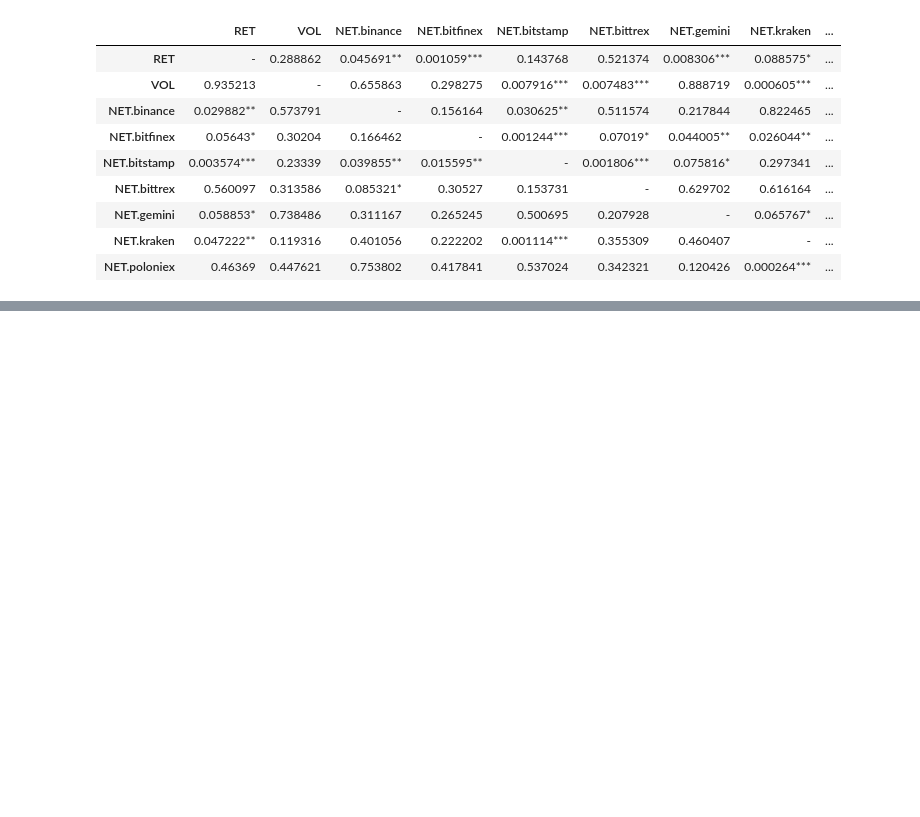
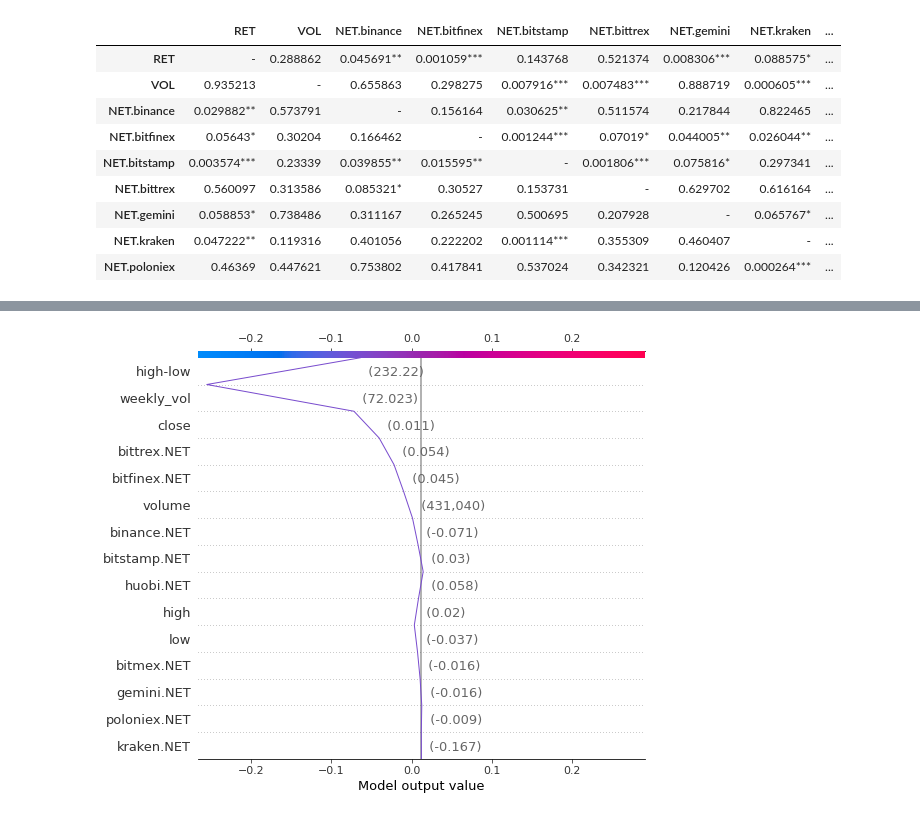
Before and after one commit to riccardofradiani/ML4F-Crypto-prediction-from-exchange-flows, a Jupyter notebook: final_notebook.ipynb, the cells around one changed output, grey strips where cells are left out. Saved outputs shown, nothing was run; the diff lists cells and outputs as text; code cells hidden in the pictures; blank space fills up the shorter version.

```diff
--- a/final_notebook.ipynb
+++ b/final_notebook.ipynb
@@ -308,0 +706,5 @@ print(eth_GC_res.to_latex(index=True))
+# %%
+shap.initjs()
+idx_to_plot = np.random.choice(len(X_test))
+#force plot
+shap.force_plot(explainer.expected_value[0], shap_values[0][idx_to_plot], features = btc_data.columns)
@@ -308,0 +714,5 @@ print(eth_GC_res.to_latex(index=True))
+# %%
+#decision plot
+shap.decision_plot(explainer.expected_value[0], shap_values[0][idx_to_plot], features = btc_data.iloc[np.random.choice(len(btc_data_ret)),:], feature_names = btc_data.columns.tolist())
+# %% [output]
+[figure, added]
```
Also changed, not shown: parts of 51 cells of this notebook.
